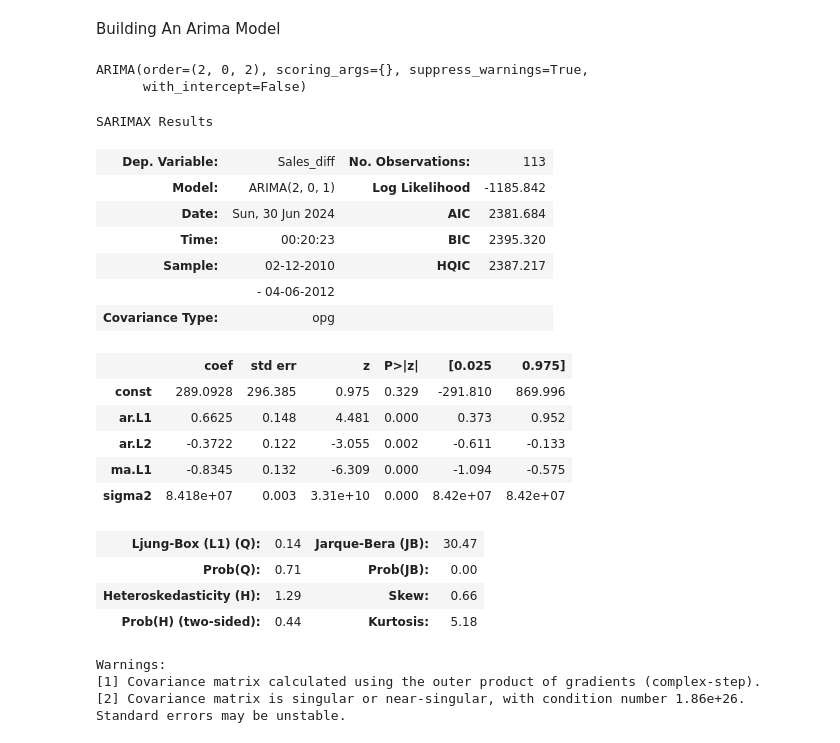
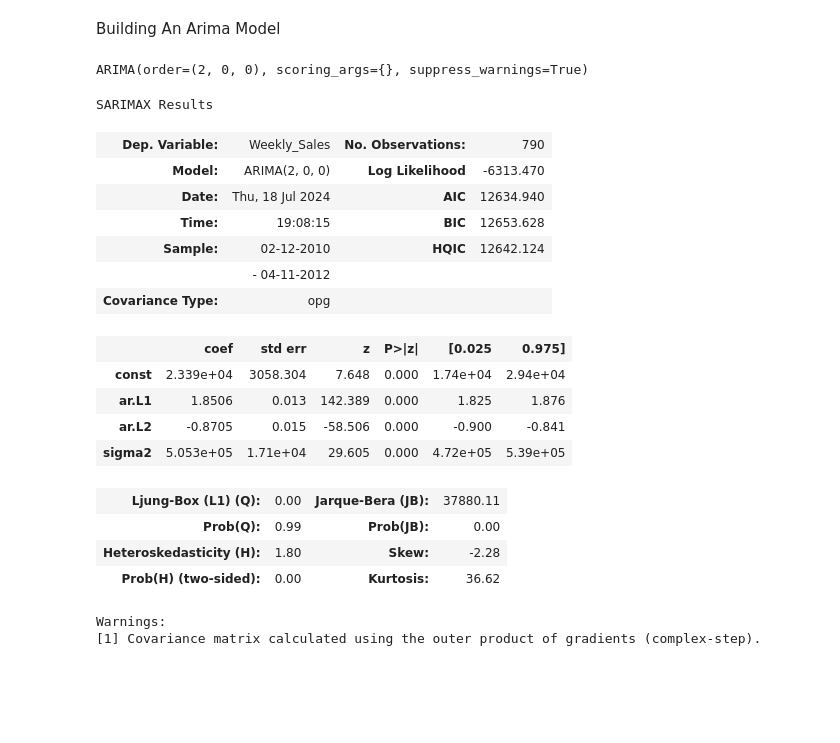
Before and after one commit to Great-special/Portfolio-Projects, a Jupyter notebook: ML/Time Series/Walmart sales/walmart_sales.ipynb, the cells around one changed output. Drawn from its saved outputs; the diff is of its cells as text; code cells hidden in the pictures; blank space fills up the shorter version.

```diff
--- a/ML/Time Series/Walmart sales/walmart_sales.ipynb
+++ b/ML/Time Series/Walmart sales/walmart_sales.ipynb
@@ -300,44 +309,47 @@ clean_data.head()
+# %%
+# Resample to Daily frequency
+new_data = clean_data[['Weekly_Sales', 'Fuel_Price', 'Sales_diff']]
+data_resampled = new_data.resample('D').mean()
+
+data_interpolated = data_resampled.interpolate(method='time')
 # %% [markdown]
 Building An Arima Model
 # %%
 # Split the data into training and test sets
-train_size = int(len(clean_data) * 0.8)  # Using 80% of the data for training
-train, test = clean_data.iloc[:train_size], clean_data.iloc[train_size:]
+train_size = int(len(data_interpolated) * 0.8)  # Using 80% of the data for training
+train, test = data_interpolated.iloc[:train_size], data_interpolated.iloc[train_size:]
 # %%
 import pmdarima as pm
 from sklearn.metrics import mean_absolute_error, mean_squared_error
 # %%
-pm.auto_arima(train['Sales_diff'])
+pm.auto_arima(train['Weekly_Sales'])
 # %% [output]
-ARIMA(order=(2, 0, 2), scoring_args={}, suppress_warnings=True,
-      with_intercept=False)
+ARIMA(order=(2, 0, 0), scoring_args={}, suppress_warnings=True)
 # %%
 # Fit an ARIMA model
-model = ARIMA(train['Sales_diff'], order=(2,0,1))
+model = ARIMA(train['Weekly_Sales'], order=(2,0,0))
 fit = model.fit()
 fit.summary()
 # %% [output]
 SARIMAX Results
-| Dep. Variable: | Sales_diff | No. Observations: | 113 |
-| Model: | ARIMA(2, 0, 1) | Log Likelihood | -1185.842 |
-| Date: | Sun, 30 Jun 2024 | AIC | 2381.684 |
-| Time: | 00:20:23 | BIC | 2395.320 |
-| Sample: | 02-12-2010 | HQIC | 2387.217 |
-|  | - 04-06-2012 |  |  |
+| Dep. Variable: | Weekly_Sales | No. Observations: | 790 |
+| Model: | ARIMA(2, 0, 0) | Log Likelihood | -6313.470 |
+| Date: | Thu, 18 Jul 2024 | AIC | 12634.940 |
+| Time: | 19:08:15 | BIC | 12653.628 |
+| Sample: | 02-12-2010 | HQIC | 12642.124 |
+|  | - 04-11-2012 |  |  |
 | Covariance Type: | opg |  |  |
 |  | coef | std err | z | P>|z| | [0.025 | 0.975] |
-| const | 289.0928 | 296.385 | 0.975 | 0.329 | -291.810 | 869.996 |
-| ar.L1 | 0.6625 | 0.148 | 4.481 | 0.000 | 0.373 | 0.952 |
-| ar.L2 | -0.3722 | 0.122 | -3.055 | 0.002 | -0.611 | -0.133 |
-| ma.L1 | -0.8345 | 0.132 | -6.309 | 0.000 | -1.094 | -0.575 |
-| sigma2 | 8.418e+07 | 0.003 | 3.31e+10 | 0.000 | 8.42e+07 | 8.42e+07 |
+| const | 2.339e+04 | 3058.304 | 7.648 | 0.000 | 1.74e+04 | 2.94e+04 |
+| ar.L1 | 1.8506 | 0.013 | 142.389 | 0.000 | 1.825 | 1.876 |
+| ar.L2 | -0.8705 | 0.015 | -58.506 | 0.000 | -0.900 | -0.841 |
+| sigma2 | 5.053e+05 | 1.71e+04 | 29.605 | 0.000 | 4.72e+05 | 5.39e+05 |
-| Ljung-Box (L1) (Q): | 0.14 | Jarque-Bera (JB): | 30.47 |
-| Prob(Q): | 0.71 | Prob(JB): | 0.00 |
-| Heteroskedasticity (H): | 1.29 | Skew: | 0.66 |
-| Prob(H) (two-sided): | 0.44 | Kurtosis: | 5.18 |
+| Ljung-Box (L1) (Q): | 0.00 | Jarque-Bera (JB): | 37880.11 |
+| Prob(Q): | 0.99 | Prob(JB): | 0.00 |
+| Heteroskedasticity (H): | 1.80 | Skew: | -2.28 |
+| Prob(H) (two-sided): | 0.00 | Kurtosis: | 36.62 |
 Warnings:
 [1] Covariance matrix calculated using the outer product of gradients (complex-step).
-[2] Covariance matrix is singular or near-singular, with condition number 1.86e+26. Standard errors may be unstable.
 # %%
 # Forecast on the test set
 forecast_steps = len(test)
```
Also changed, not shown: parts of 18 cells of this notebook, 2 other files.
